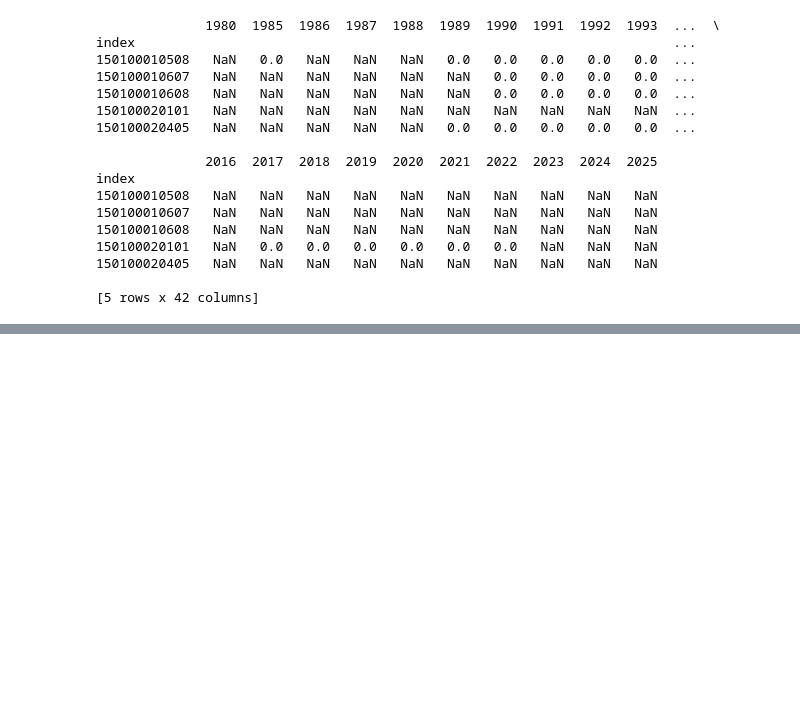
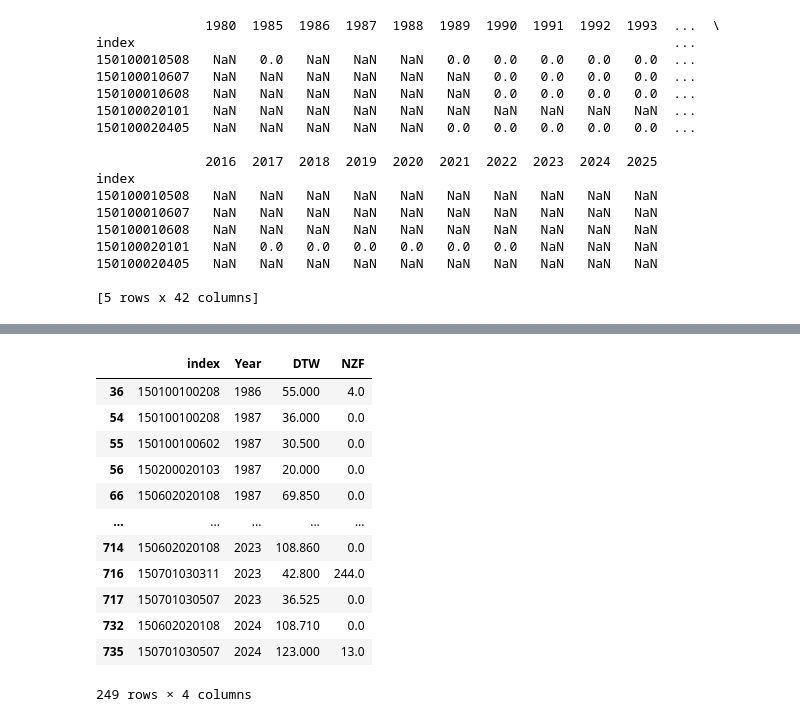
Before and after one commit to dtadych/Shallow_Groundwater_AZ, a Jupyter notebook: Code/FigureCreation/DTWZflow_Stat_analysis.ipynb, the cells around one changed output, grey strips where cells are left out. Saved outputs shown, nothing was run; the diff lists cells and outputs as text; code cells hidden in the pictures; blank space fills up the shorter version.

```diff
--- a/Code/FigureCreation/DTWZflow_Stat_analysis.ipynb
+++ b/Code/FigureCreation/DTWZflow_Stat_analysis.ipynb
@@ -305,0 +217,17 @@ dtype: float64
+# %%
+df_final = df_final.dropna(subset=["DTW", "NZF"])
+df_final
+# %% [output]
+|  | index | Year | DTW | NZF |
+| 36 | 150100100208 | 1986 | 55.000 | 4.0 |
+| 54 | 150100100208 | 1987 | 36.000 | 0.0 |
+| 55 | 150100100602 | 1987 | 30.500 | 0.0 |
+| 56 | 150200020103 | 1987 | 20.000 | 0.0 |
+| 66 | 150602020108 | 1987 | 69.850 | 0.0 |
+| ... | ... | ... | ... | ... |
+| 714 | 150602020108 | 2023 | 108.860 | 0.0 |
+| 716 | 150701030311 | 2023 | 42.800 | 244.0 |
+| 717 | 150701030507 | 2023 | 36.525 | 0.0 |
+| 732 | 150602020108 | 2024 | 108.710 | 0.0 |
+| 735 | 150701030507 | 2024 | 123.000 | 13.0 |
+249 rows × 4 columns
```
Also changed, not shown: parts of 19 cells of this notebook, 1 other file.
